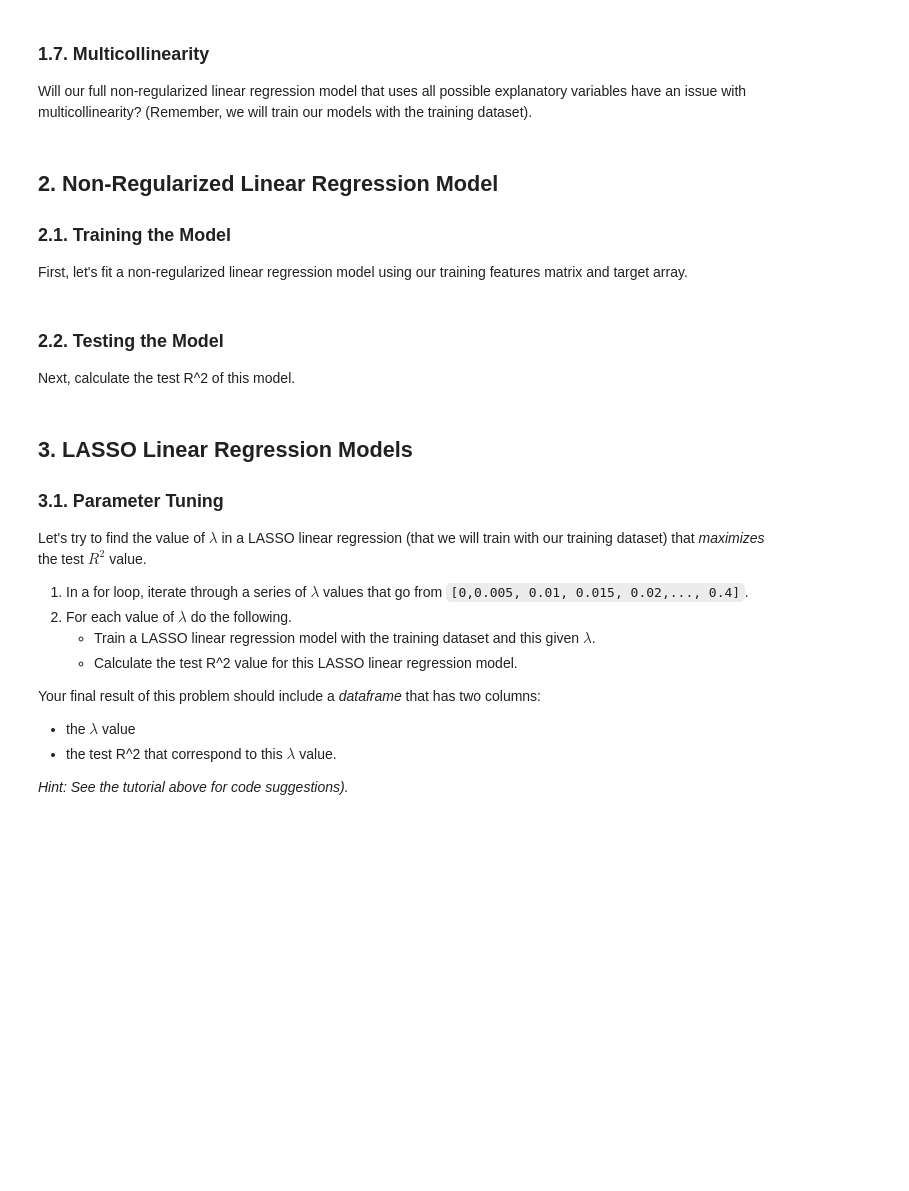
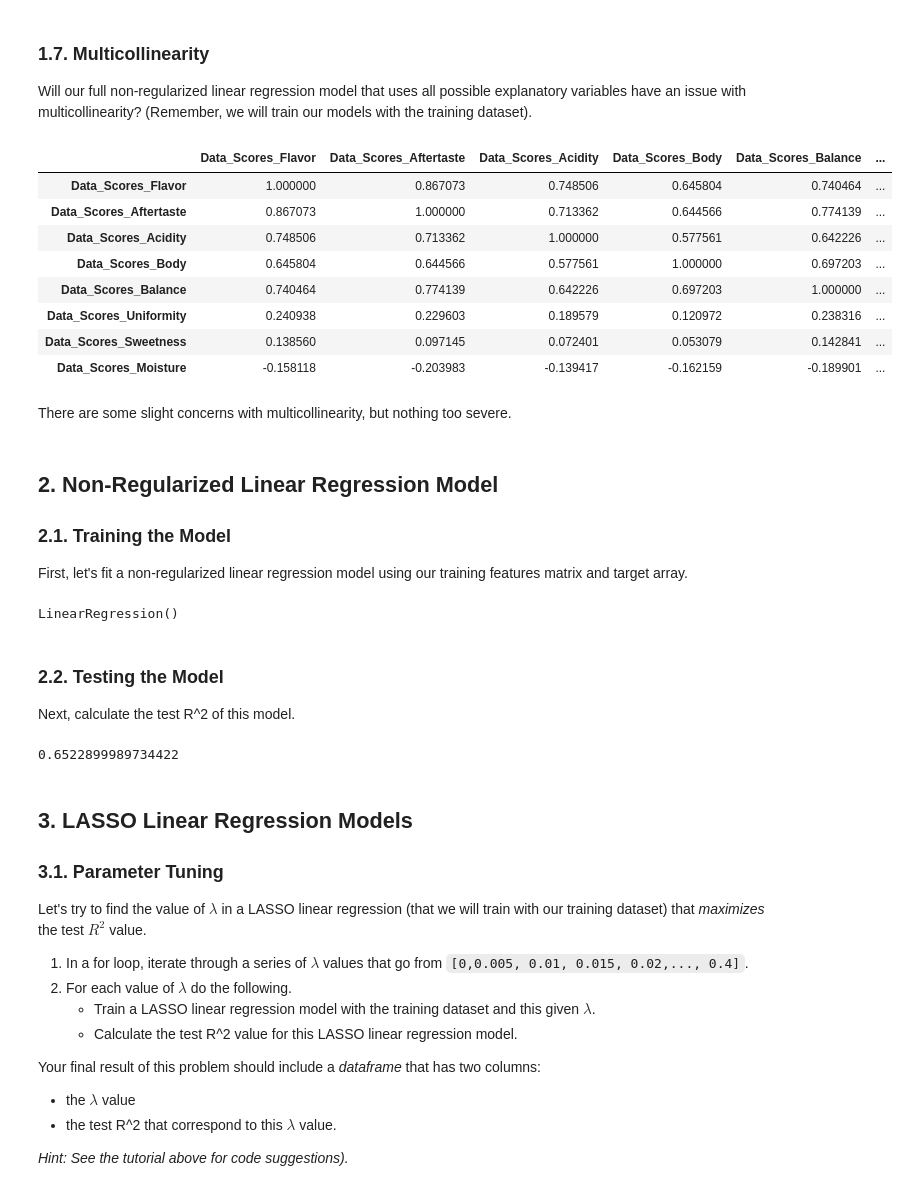
Before and after one commit to ryguy2k4/stat207, a Jupyter notebook: lab_08/lab_08_individual.ipynb, the cells around one changed output. Saved outputs shown, nothing was run; the diff lists cells and outputs as text; code cells hidden in the pictures; blank space fills up the shorter version.

```diff
--- a/lab_08/lab_08_individual.ipynb
+++ b/lab_08/lab_08_individual.ipynb
@@ -225,6 +252,8 @@ We only intend to use the following variables in this dataframe:
 ### 1.3. Dropping a Large Outlier
 
 This dataset has a prominent outlier with an `Aroma` rating that is equal to 0. Drop this observation from the dataset.
+# %%
+df = df[df["Data_Scores_Aroma"] != 0]
 # %% [markdown]
 ### 1.4. Training and Test Datasets
 
@@ -243,6 +272,8 @@ We intend to build linear regression models that will predict the <font color="b
 Using some combination of these explanatory variables, we'd like to build and select a linear regression model which we can infer might perform well when it comes to predicting the `Balance` of *new coffee brands*. Thus, let's create a training and a test dataset from our cleaned dataframe from 1.3.
 
 Use a random state of `555` to do this. Your training dataset should be 80% of observations from your cleaned dataframe.
+# %%
+df_train, df_test = train_test_split(df, random_state=555, test_size=0.2)
 # %% [markdown]
 ### 1.5. Features Matrices and Target Arrays
 
@@ -251,3 +282,5 @@ Use your training dataset and test dataset to create the following.
 * Training target array
 * Test features matrix
 * Test target array
+# %%
+df_train_features = df_train.drop(["Data_Scores_Aroma"], axis=1)
@@ -269,15 +331,39 @@ Z-score scale each of the values in your TEST features matrix using the correspo
 ### 1.7. Multicollinearity
 
 Will our full non-regularized linear regression model that uses all possible explanatory variables have an issue with multicollinearity? (Remember, we will train our models with the training dataset).
+# %%
+df_train_features.corr()
+# %% [output]
+|  | Data_Scores_Flavor | Data_Scores_Aftertaste | Data_Scores_Acidity | Data_Scores_Body | Data_Scores_Balance | ... |
+| Data_Scores_Flavor | 1.000000 | 0.867073 | 0.748506 | 0.645804 | 0.740464 | ... |
+| Data_Scores_Aftertaste | 0.867073 | 1.000000 | 0.713362 | 0.644566 | 0.774139 | ... |
+| Data_Scores_Acidity | 0.748506 | 0.713362 | 1.000000 | 0.577561 | 0.642226 | ... |
+| Data_Scores_Body | 0.645804 | 0.644566 | 0.577561 | 1.000000 | 0.697203 | ... |
+| Data_Scores_Balance | 0.740464 | 0.774139 | 0.642226 | 0.697203 | 1.000000 | ... |
+| Data_Scores_Uniformity | 0.240938 | 0.229603 | 0.189579 | 0.120972 | 0.238316 | ... |
+| Data_Scores_Sweetness | 0.138560 | 0.097145 | 0.072401 | 0.053079 | 0.142841 | ... |
+| Data_Scores_Moisture | -0.158118 | -0.203983 | -0.139417 | -0.162159 | -0.189901 | ... |
+# %% [markdown]
+There are some slight concerns with multicollinearity, but nothing too severe.
 # %% [markdown]
 ## 2. Non-Regularized Linear Regression Model
 
 ### 2.1. Training the Model
 First, let's fit a non-regularized linear regression model using our training features matrix and target array.
+# %%
+from sklearn.linear_model import LinearRegression
+model_nonreg = LinearRegression()
+model_nonreg.fit(df_train_features, df_train_target)
+# %% [output]
+LinearRegression()
 # %% [markdown]
 ### 2.2. Testing the Model
 
 Next, calculate the test R^2 of this model.
+# %%
+model_nonreg.score(df_test_features, df_test_target)
+# %% [output]
+0.6522899989734422
 # %% [markdown]
 ## 3. LASSO Linear Regression Models
 
```
Also changed, not shown: parts of 29 cells of this notebook, 1 other file.
